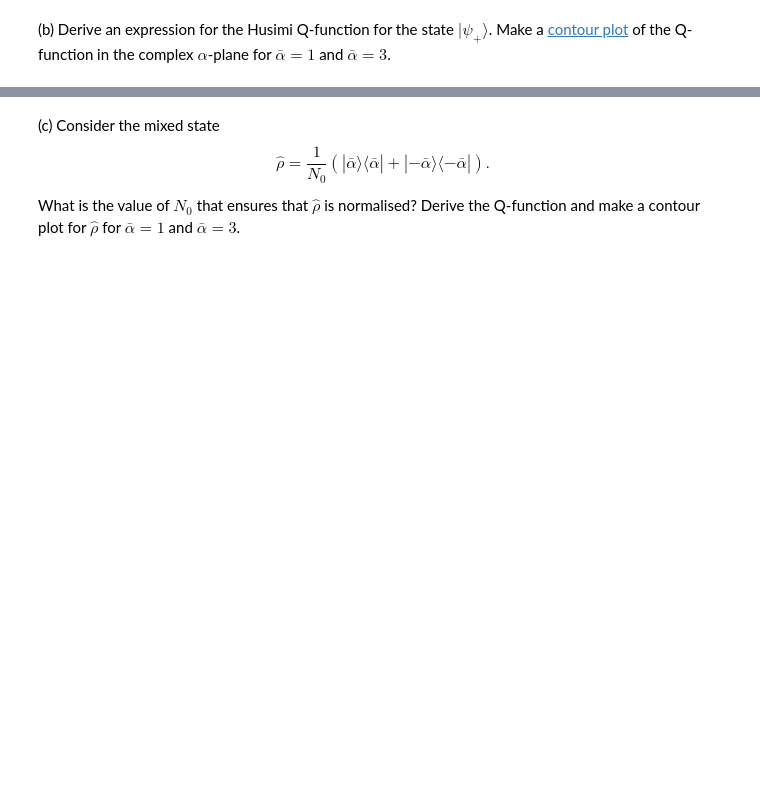
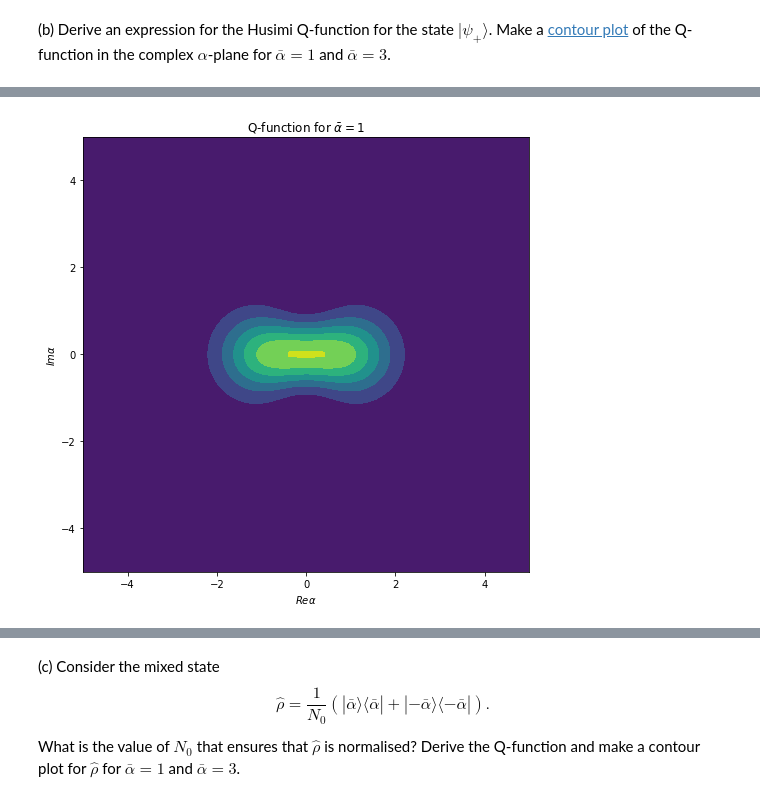
Before and after one commit to AditiRupade/Open-Quantum-Systems, a Jupyter notebook: Aditi_Rupade_Worksheet_3.ipynb, the cells around one changed output, grey strips where cells are left out. Saved outputs shown, nothing was run; the diff lists cells and outputs as text; code cells hidden in the pictures; blank space fills up the shorter version.

```diff
--- a/Aditi_Rupade_Worksheet_3.ipynb
+++ b/Aditi_Rupade_Worksheet_3.ipynb
@@ -370,0 +714,27 @@ where $|\bar{\alpha}\rangle $ and $|-\bar{\alpha}\rangle$ are coherent states.
+# %%
+def Husumi_Q_func(alpha_bar,alpha):
+    n_plus=2+2*(np.exp(-2*(np.abs(alpha_bar)**2)))
+    a=np.exp(-((np.abs(alpha)**2) + (np.abs(alpha_bar)**2)))
+    b=np.pi*(n_plus**2)
+    c=np.abs((np.exp(np.conj(alpha)*alpha_bar))+(np.exp(-np.conj(alpha)*alpha_bar)))**2
+    return ((a/b)*c)
+# %%
+def plot_Q_func(alpha_bar):
+    x=np.linspace(-5,5,100)
+    y=np.linspace(-5,5,100)
+    Q=np.zeros([100,100])
+
+    for i in range(len(x)):
+        for j in range(len(y)):
+            Q[j,i]=Husumi_Q_func(alpha_bar,x[i]+1j*y[j])
+
+    _,ax = plt.subplots(figsize=(8,8))
+    plt.contourf(x,y,Q)
+    ax.set_title('Q-function for $\\bar{\\alpha}=$%s'% alpha_bar)
+    ax.set_xlabel('$Re \\alpha$')
+    ax.set_ylabel('$Im \\alpha$')
+# %%
+#Plot for alpha=1
+plot_Q_func(1)
+# %% [output]
+[figure, added]
```
Also changed, not shown: parts of 59 cells of this notebook.
